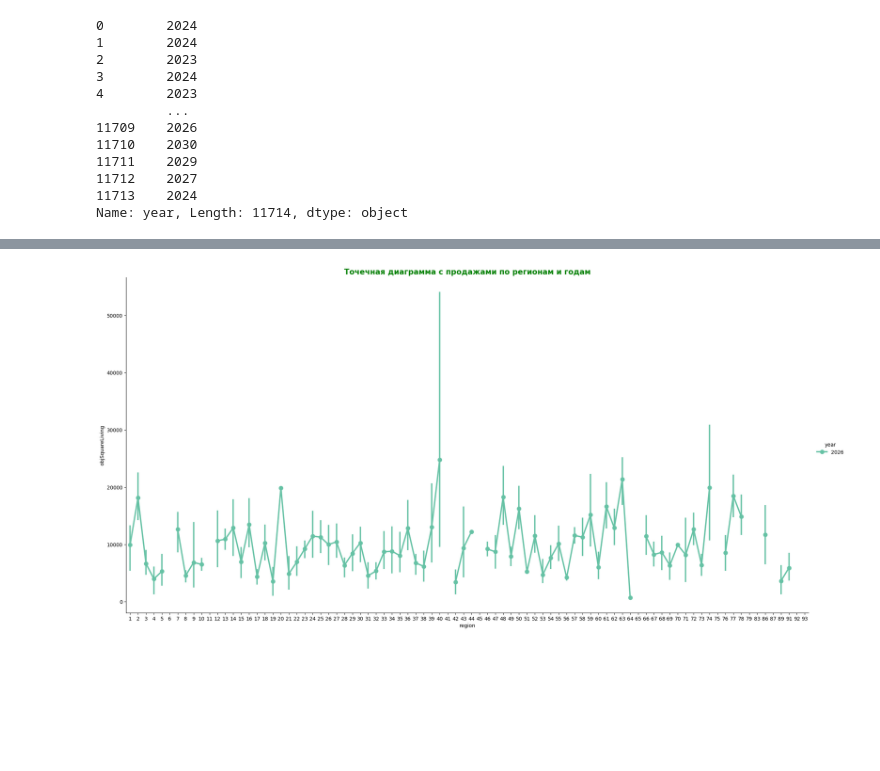
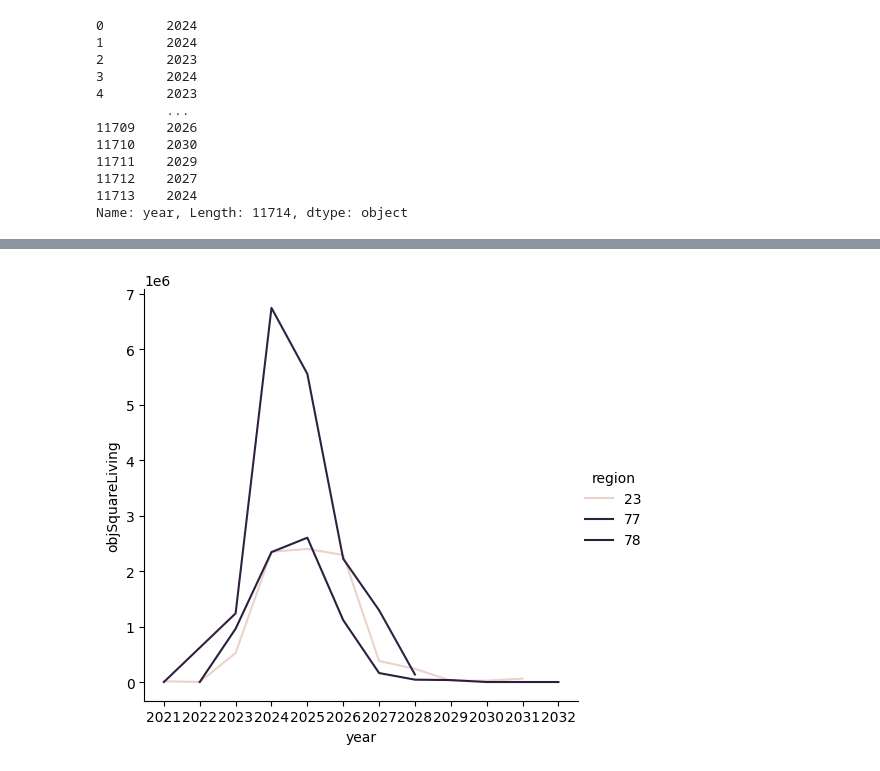
Before and after one commit to NtimTim/DS_School_Home_Work, a Jupyter notebook: Hometask/Task2_dmrf_visual.ipynb, the cells around one changed output, grey strips where cells are left out. Cells and saved outputs as stored; diff of their text form; code cells hidden in the pictures; blank space fills up the shorter version.

```diff
--- a/Hometask/Task2_dmrf_visual.ipynb
+++ b/Hometask/Task2_dmrf_visual.ipynb
@@ -160,0 +123,5 @@ df_region_year_square_df.plot(
+# %%
+filtered_df = df[(df['region'] == 77) |(df['region'] == 78) |(df['region'] == 23)]
+df_region_year = filtered_df.groupby(['year','region'], as_index=False)['objSquareLiving'].sum()
+df_region_year
+#filtered_df
@@ -164,20 +149,12 @@ import matplotlib.pyplot as plt
 import seaborn as sns
 import pandas as pd
 import numpy as np
-# %%
-sns.catplot(
-    x='region',
-    y='objSquareLiving',
-    data=df,
-    kind='point',
-    hue='year',
-    dodge=False,
-#    hue_order=['2018','2019','2020','2021','2022','2023','2024','2025','2026','2027','2028','2029','2030','2031','2032','2033','2034','2035','2036','2037','2038','2039'],
-    hue_order=['2026'],
-    palette="Set2",
- #   order=region,
-    height=10,
-    aspect=2)
-plt.title('Точечная диаграмма с продажами по регионам и годам', size=15, color='g', weight='bold');
-# %% [output]
-[figure, removed]
+# %%
+g = sns.relplot(
+    x='year',
+    y='objSquareLiving',
+    data=df_region_year,
+    kind='line',
+    hue='region')
+# %% [output]
+[figure, added]
```
Also changed, not shown: parts of 7 cells of this notebook.
